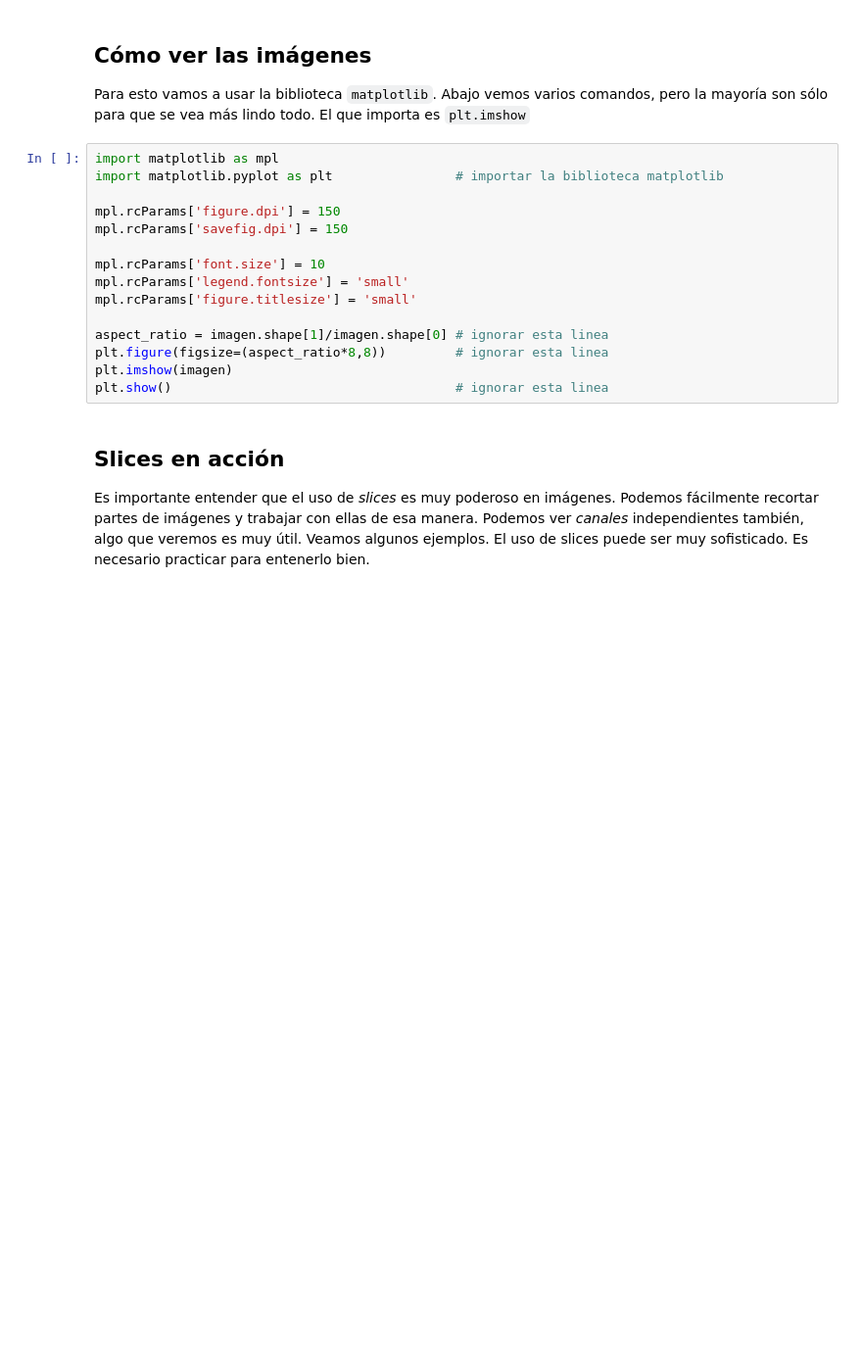
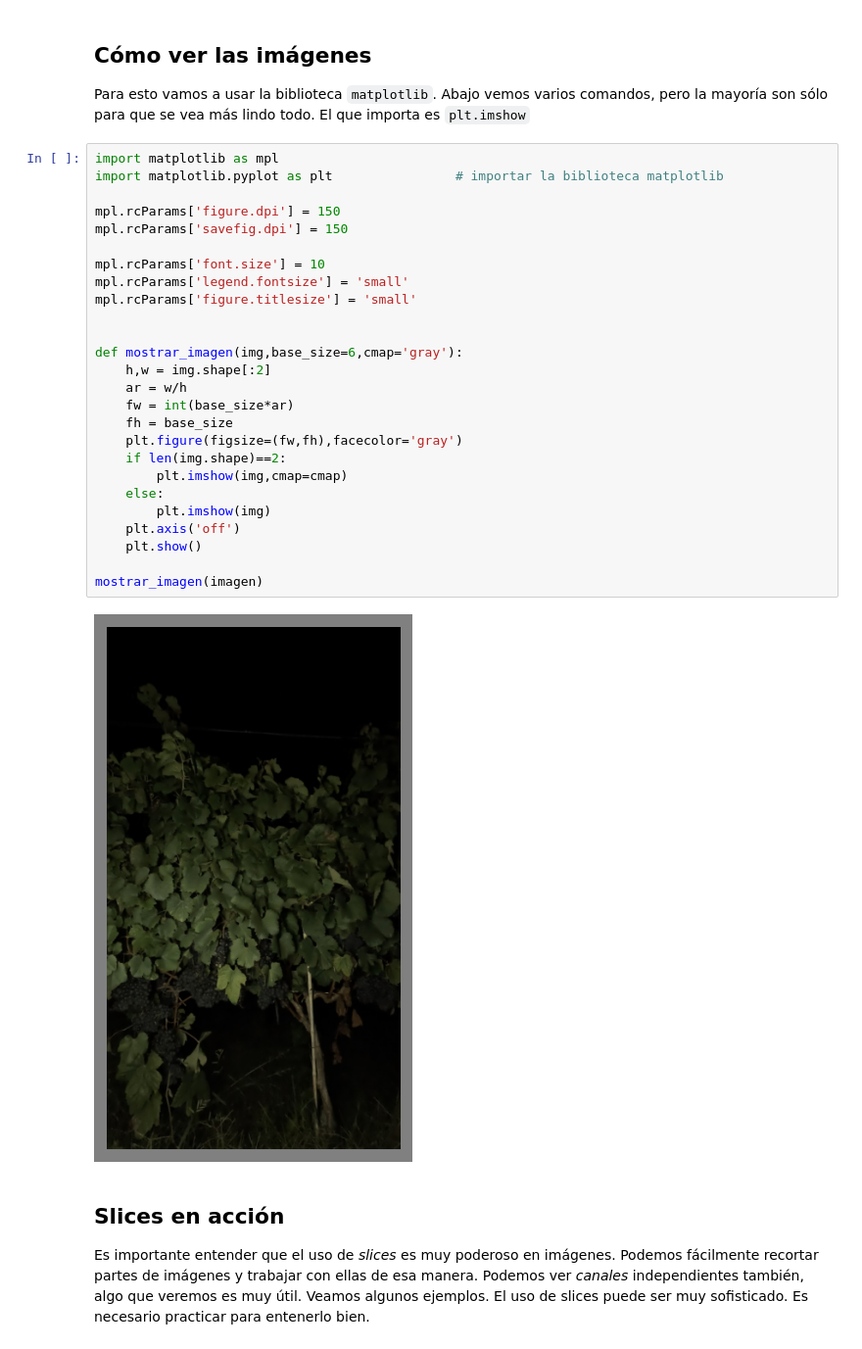
Before and after one commit to nacho-pancho/agrokhipux2024, a Jupyter notebook: practicos/3-procesamiento_imagenes/3-1-representacion.ipynb, the cells around one changed output. Shown at 98% size. Cells and saved outputs as stored; diff of their text form; blank space fills up the shorter version.

```diff
--- a/practicos/3-procesamiento_imagenes/3-1-representacion.ipynb
+++ b/practicos/3-procesamiento_imagenes/3-1-representacion.ipynb
@@ -162,18 +186,31 @@ Para esto vamos a usar la biblioteca `matplotlib`. Abajo vemos varios comandos,
 # %%
 import matplotlib as mpl
 import matplotlib.pyplot as plt                # importar la biblioteca matplotlib
 
 mpl.rcParams['figure.dpi'] = 150
 mpl.rcParams['savefig.dpi'] = 150
 
 mpl.rcParams['font.size'] = 10
 mpl.rcParams['legend.fontsize'] = 'small'
 mpl.rcParams['figure.titlesize'] = 'small'
 
-aspect_ratio = imagen.shape[1]/imagen.shape[0] # ignorar esta linea
-plt.figure(figsize=(aspect_ratio*8,8))         # ignorar esta linea
-plt.imshow(imagen)
-plt.show()                                     # ignorar esta linea
+
+def mostrar_imagen(img,base_size=6,cmap='gray'):
+    h,w = img.shape[:2]
+    ar = w/h
+    fw = int(base_size*ar)
+    fh = base_size
+    plt.figure(figsize=(fw,fh),facecolor='gray')
+    if len(img.shape)==2:
+        plt.imshow(img,cmap=cmap)
+    else:
+        plt.imshow(img)
+    plt.axis('off')
+    plt.show()
+
+mostrar_imagen(imagen)
+# %% [output]
+[figure, added]
 # %% [markdown]
 ## Slices en acción
 
```
Also changed, not shown: parts of 10 cells of this notebook, 5 other files.
